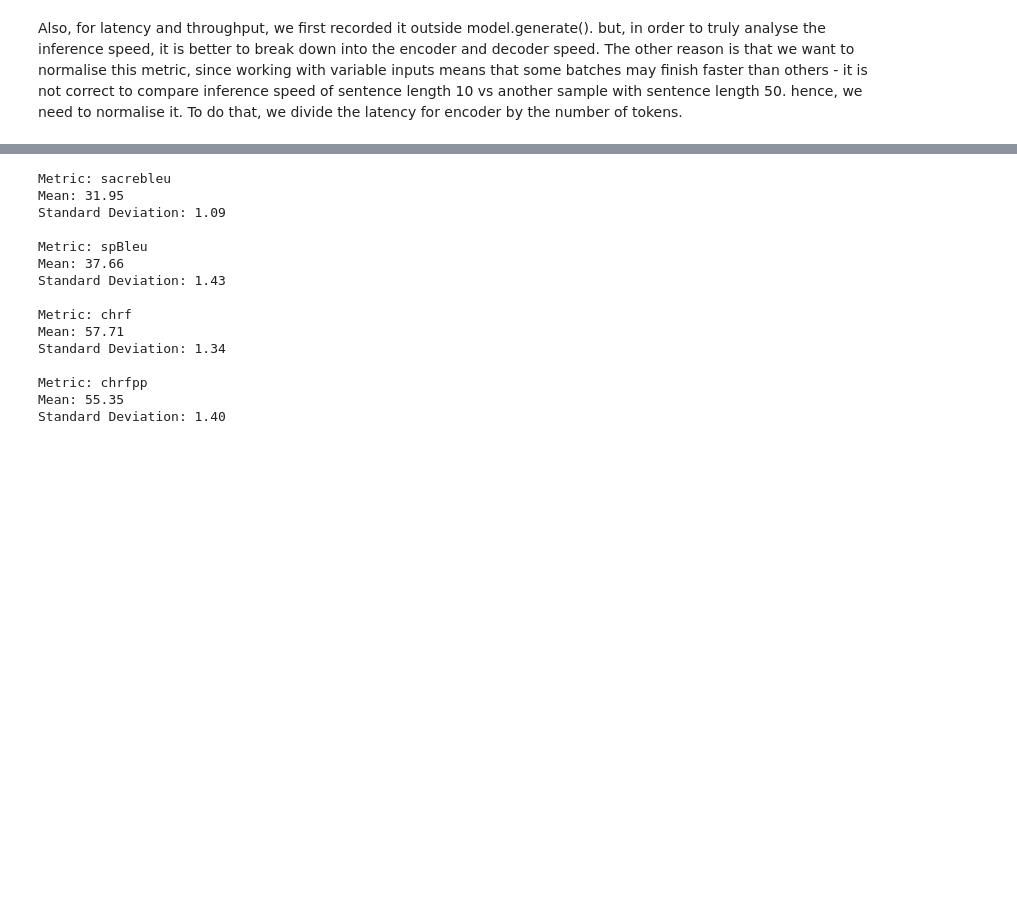
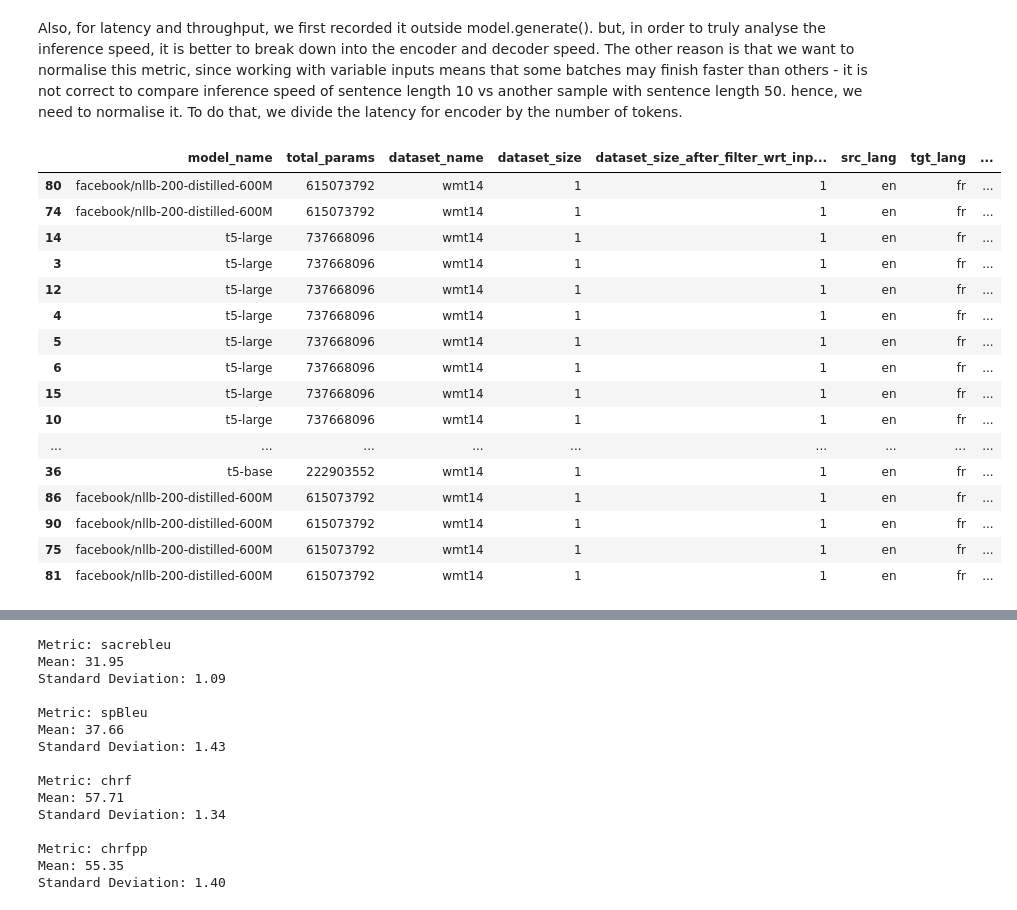
Before and after one commit to wassim2u/Benchmark, a Jupyter notebook: BenchmarkAnalysis.ipynb, the cells around one changed output, grey strips where cells are left out. Cells and saved outputs as stored; diff of their text form; code cells hidden in the pictures; blank space fills up the shorter version.

```diff
--- a/BenchmarkAnalysis.ipynb
+++ b/BenchmarkAnalysis.ipynb
@@ -165,3 +270,25 @@ We wondered whether this has to do with padding so we decided to test out with i
 Also, for latency and throughput, we first recorded it outside model.generate(). but, in order to truly analyse the inference speed, it is better to break down into the encoder and decoder speed.
 The other reason is that we want to normalise this metric, since working with variable inputs means that some batches may finish faster than others - it is not correct to compare inference speed of sentence length 10 vs another sample with sentence length 50. hence, we need to normalise it.
 To do that, we divide the latency for encoder by the number of tokens.
+# %%
+df_merge_wmt14_single_sentence = df_merge_wmt14[df_merge_wmt14["dataset_size"] == 1].drop(["sacrebleu", "spBleu", "chrf" ,'chrfpp', 'meteor'], axis=1)
+df_merge_wmt14_single_sentence = df_merge_wmt14_single_sentence.sort_values(by=['encoder_latency_s'], ascending=False)
+df_merge_wmt14_single_sentence
+# %% [output]
+|  | model_name | total_params | dataset_name | dataset_size | dataset_size_after_filter_wrt_inp... | src_lang | tgt_lang | ... |
+| 80 | facebook/nllb-200-distilled-600M | 615073792 | wmt14 | 1 | 1 | en | fr | ... |
+| 74 | facebook/nllb-200-distilled-600M | 615073792 | wmt14 | 1 | 1 | en | fr | ... |
+| 14 | t5-large | 737668096 | wmt14 | 1 | 1 | en | fr | ... |
+| 3 | t5-large | 737668096 | wmt14 | 1 | 1 | en | fr | ... |
+| 12 | t5-large | 737668096 | wmt14 | 1 | 1 | en | fr | ... |
+| 4 | t5-large | 737668096 | wmt14 | 1 | 1 | en | fr | ... |
+| 5 | t5-large | 737668096 | wmt14 | 1 | 1 | en | fr | ... |
+| 6 | t5-large | 737668096 | wmt14 | 1 | 1 | en | fr | ... |
+| 15 | t5-large | 737668096 | wmt14 | 1 | 1 | en | fr | ... |
+| 10 | t5-large | 737668096 | wmt14 | 1 | 1 | en | fr | ... |
+| ... | ... | ... | ... | ... | ... | ... | ... | ... |
+| 36 | t5-base | 222903552 | wmt14 | 1 | 1 | en | fr | ... |
+| 86 | facebook/nllb-200-distilled-600M | 615073792 | wmt14 | 1 | 1 | en | fr | ... |
+| 90 | facebook/nllb-200-distilled-600M | 615073792 | wmt14 | 1 | 1 | en | fr | ... |
+| 75 | facebook/nllb-200-distilled-600M | 615073792 | wmt14 | 1 | 1 | en | fr | ... |
+| 81 | facebook/nllb-200-distilled-600M | 615073792 | wmt14 | 1 | 1 | en | fr | ... |
```
Also changed, not shown: parts of 10 cells of this notebook, 8 other files.
